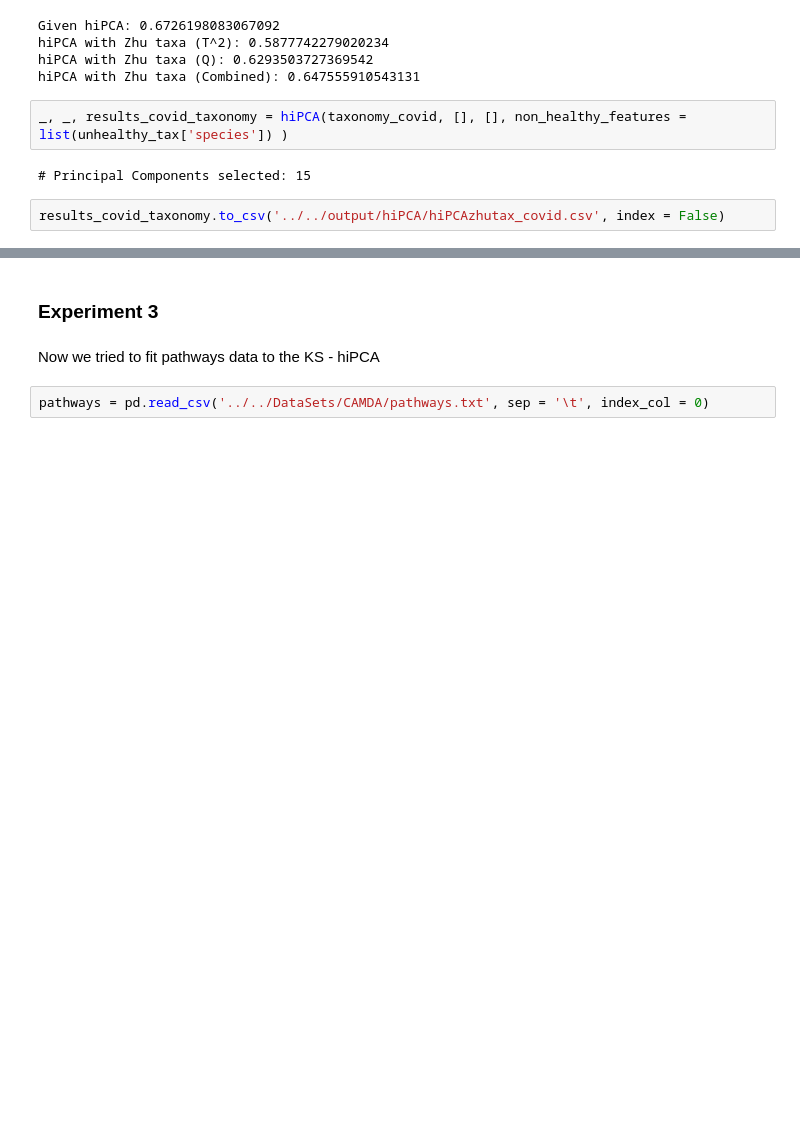
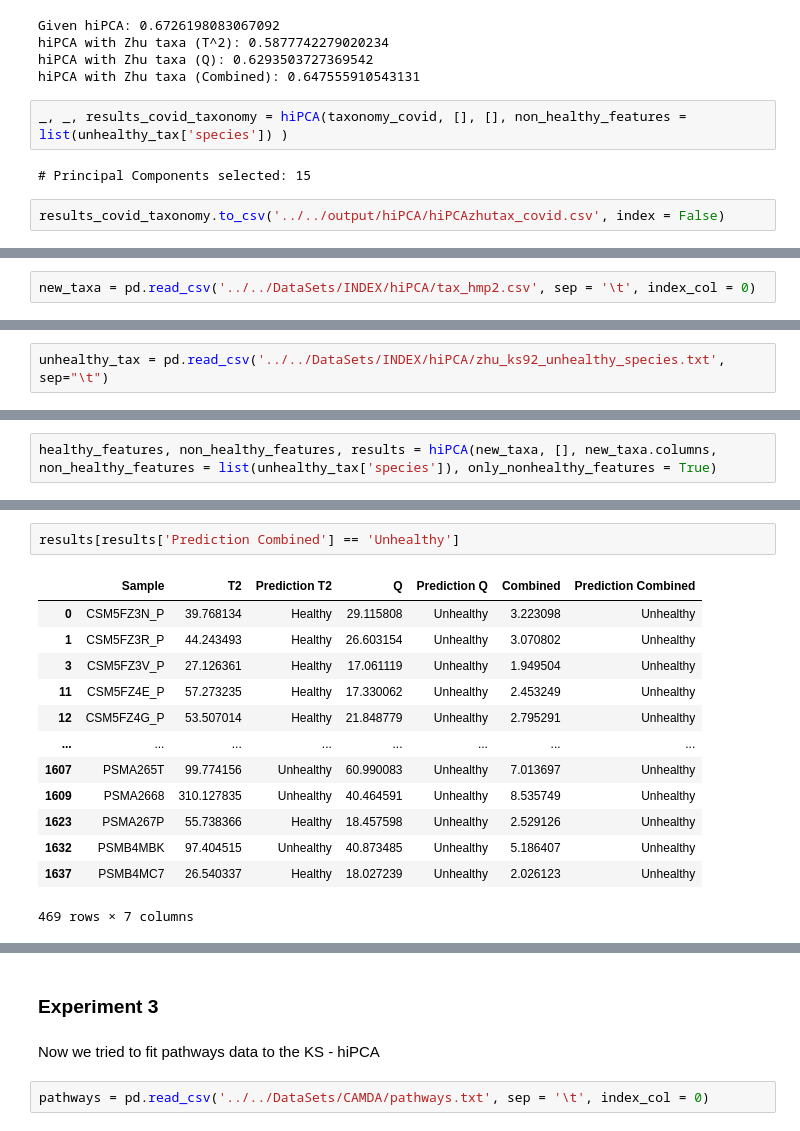
Before and after one commit to ccm-bioinfo/Camda25_gut, a Jupyter notebook: indexes/hiPCA/hiPCA_final.ipynb, the cells around one changed output, grey strips where cells are left out. Saved outputs shown, nothing was run; the diff lists cells and outputs as text; blank space fills up the shorter version.

Commit message:
feat: :fire: New experiments to test hiPCA index

```diff
--- a/indexes/hiPCA/hiPCA_final.ipynb
+++ b/indexes/hiPCA/hiPCA_final.ipynb
@@ -280,0 +350,2 @@ results_covid_taxonomy.to_csv('../../output/hiPCA/hiPCAzhutax_covid.csv', index
+# %%
+new_taxa = pd.read_csv('../../DataSets/INDEX/hiPCA/tax_hmp2.csv', sep = '\t', index_col = 0)
@@ -280,0 +354,2 @@ results_covid_taxonomy.to_csv('../../output/hiPCA/hiPCAzhutax_covid.csv', index
+# %%
+unhealthy_tax = pd.read_csv('../../DataSets/INDEX/hiPCA/zhu_ks92_unhealthy_species.txt', sep="\t")
@@ -280,0 +358,2 @@ results_covid_taxonomy.to_csv('../../output/hiPCA/hiPCAzhutax_covid.csv', index
+# %%
+healthy_features, non_healthy_features, results = hiPCA(new_taxa, [], new_taxa.columns, non_healthy_features = list(unhealthy_tax['species']), only_nonhealthy_features = True)
@@ -280,0 +378,16 @@ results_covid_taxonomy.to_csv('../../output/hiPCA/hiPCAzhutax_covid.csv', index
+# %%
+results[results['Prediction Combined'] == 'Unhealthy']
+# %% [output]
+|  | Sample | T2 | Prediction T2 | Q | Prediction Q | Combined | Prediction Combined |
+| 0 | CSM5FZ3N_P | 39.768134 | Healthy | 29.115808 | Unhealthy | 3.223098 | Unhealthy |
+| 1 | CSM5FZ3R_P | 44.243493 | Healthy | 26.603154 | Unhealthy | 3.070802 | Unhealthy |
+| 3 | CSM5FZ3V_P | 27.126361 | Healthy | 17.061119 | Unhealthy | 1.949504 | Unhealthy |
+| 11 | CSM5FZ4E_P | 57.273235 | Healthy | 17.330062 | Unhealthy | 2.453249 | Unhealthy |
+| 12 | CSM5FZ4G_P | 53.507014 | Healthy | 21.848779 | Unhealthy | 2.795291 | Unhealthy |
+| ... | ... | ... | ... | ... | ... | ... | ... |
+| 1607 | PSMA265T | 99.774156 | Unhealthy | 60.990083 | Unhealthy | 7.013697 | Unhealthy |
+| 1609 | PSMA2668 | 310.127835 | Unhealthy | 40.464591 | Unhealthy | 8.535749 | Unhealthy |
+| 1623 | PSMA267P | 55.738366 | Healthy | 18.457598 | Unhealthy | 2.529126 | Unhealthy |
+| 1632 | PSMB4MBK | 97.404515 | Unhealthy | 40.873485 | Unhealthy | 5.186407 | Unhealthy |
+| 1637 | PSMB4MC7 | 26.540337 | Healthy | 18.027239 | Unhealthy | 2.026123 | Unhealthy |
+469 rows × 7 columns
```
Also changed, not shown: parts of 24 cells of this notebook.
